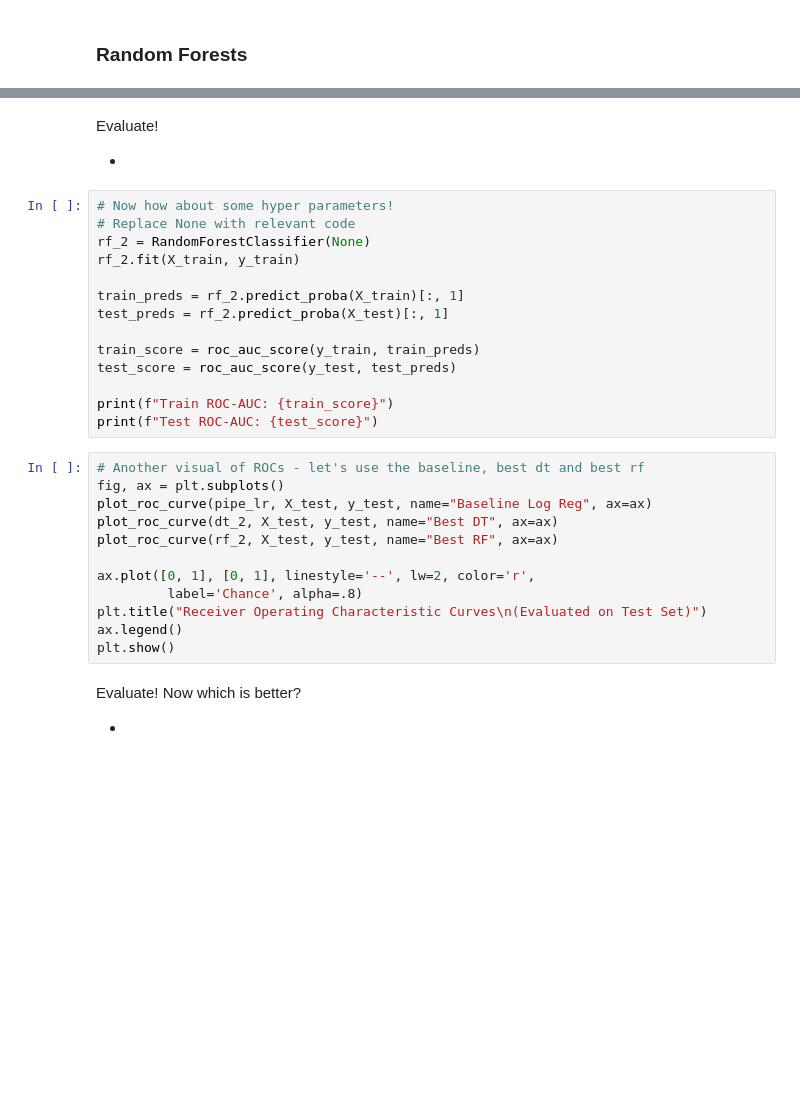
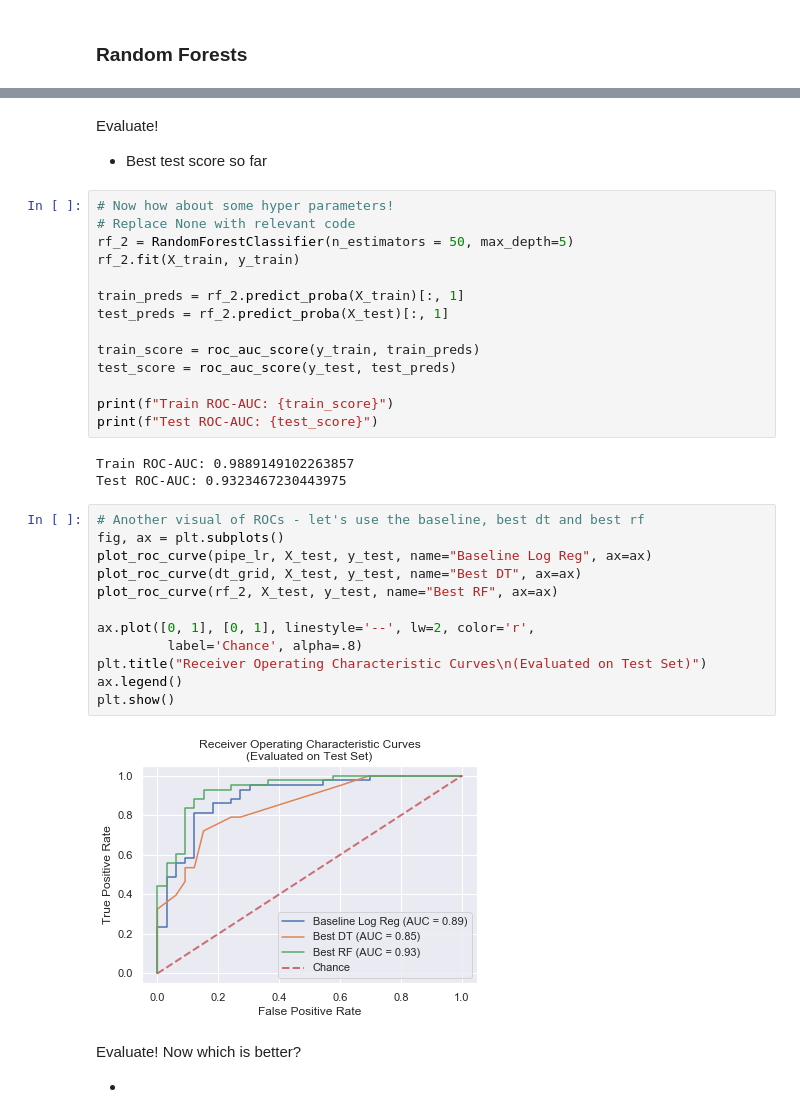
Before and after one commit to Tyasuoka/Breakout-Decision-Tree-Practice_HTX-DS-021720, a Jupyter notebook: DecisionTreePractice.ipynb, the cells around one changed output, grey strips where cells are left out. Drawn from its saved outputs; the diff is of its cells as text; blank space fills up the shorter version.

```diff
--- a/DecisionTreePractice.ipynb
+++ b/DecisionTreePractice.ipynb
@@ -215,11 +316,11 @@ print(f"Test ROC-AUC: {test_score}")
-# %% [markdown]
-Evaluate!
-
--
+# %% [markdown]
+Evaluate!
+
+- Best test score so far
 # %%
 # Now how about some hyper parameters!
 # Replace None with relevant code
-rf_2 = RandomForestClassifier(None)
+rf_2 = RandomForestClassifier(n_estimators = 50, max_depth=5)
 rf_2.fit(X_train, y_train)
 
 train_preds = rf_2.predict_proba(X_train)[:, 1]
@@ -230,18 +331,23 @@ test_score = roc_auc_score(y_test, test_preds)
 
 print(f"Train ROC-AUC: {train_score}")
 print(f"Test ROC-AUC: {test_score}")
+# %% [output]
+Train ROC-AUC: 0.9889149102263857
+Test ROC-AUC: 0.9323467230443975
 # %%
 # Another visual of ROCs - let's use the baseline, best dt and best rf
 fig, ax = plt.subplots()
 plot_roc_curve(pipe_lr, X_test, y_test, name="Baseline Log Reg", ax=ax)
-plot_roc_curve(dt_2, X_test, y_test, name="Best DT", ax=ax)
+plot_roc_curve(dt_grid, X_test, y_test, name="Best DT", ax=ax)
 plot_roc_curve(rf_2, X_test, y_test, name="Best RF", ax=ax)
 
 ax.plot([0, 1], [0, 1], linestyle='--', lw=2, color='r',
          label='Chance', alpha=.8)
 plt.title("Receiver Operating Characteristic Curves\n(Evaluated on Test Set)")
 ax.legend()
 plt.show()
+# %% [output]
+[figure, added]
 # %% [markdown]
 Evaluate! Now which is better?
 
```
Also changed, not shown: parts of 18 cells of this notebook.
